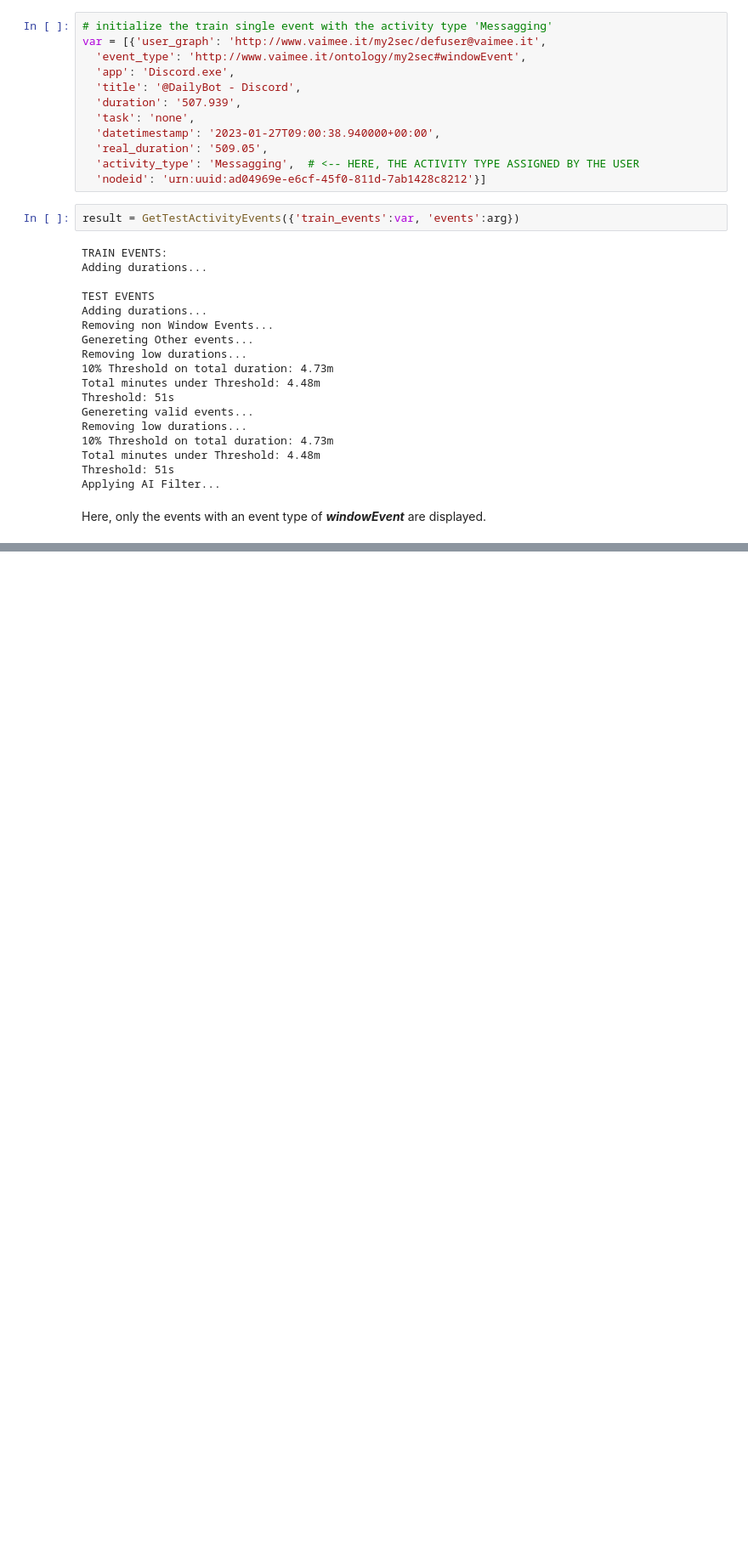
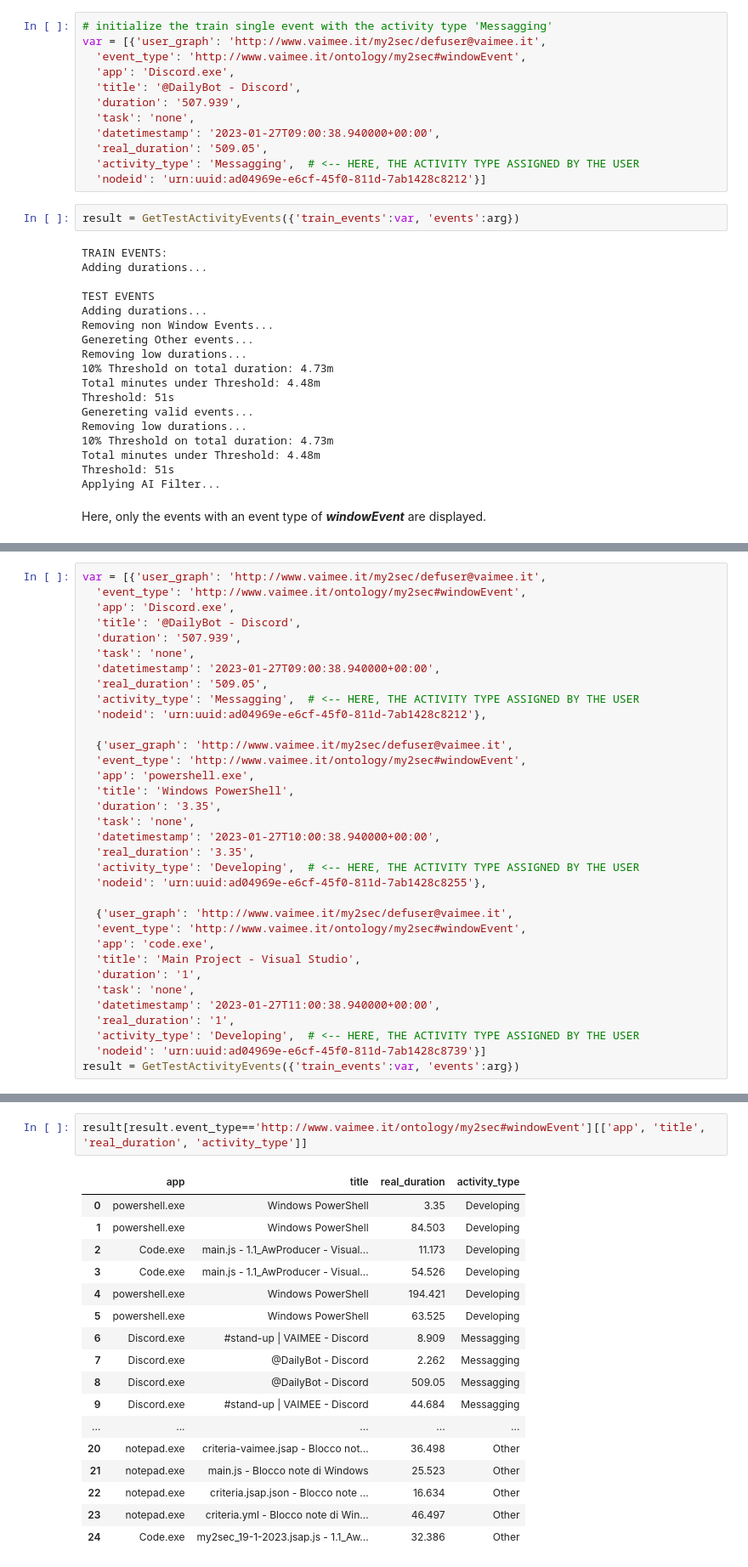
Before and after one commit to vaimee/my2sec, a Jupyter notebook: Guide.ipynb, the cells around one changed output, grey strips where cells are left out. Shown: that part at 85% size. Saved outputs shown, nothing was run; the diff lists cells and outputs as text; blank space fills up the shorter version.

```diff
--- a/Guide.ipynb
+++ b/Guide.ipynb
@@ -111,0 +116,34 @@ result[result.event_type=='http://www.vaimee.it/ontology/my2sec#windowEvent'][['
+# %%
+var = [{'user_graph': 'http://www.vaimee.it/my2sec/defuser@vaimee.it',
+  'event_type': 'http://www.vaimee.it/ontology/my2sec#windowEvent',
+  'app': 'Discord.exe',
+  'title': '@DailyBot - Discord',
+  'duration': '507.939',
+  'task': 'none',
+  'datetimestamp': '2023-01-27T09:00:38.940000+00:00',
+  'real_duration': '509.05',
+  'activity_type': 'Messagging',  # <-- HERE, THE ACTIVITY TYPE ASSIGNED BY THE USER
+  'nodeid': 'urn:uuid:ad04969e-e6cf-45f0-811d-7ab1428c8212'},
+
+  {'user_graph': 'http://www.vaimee.it/my2sec/defuser@vaimee.it',
+  'event_type': 'http://www.vaimee.it/ontology/my2sec#windowEvent',
+  'app': 'powershell.exe',
+  'title': 'Windows PowerShell',
+  'duration': '3.35',
+  'task': 'none',
+  'datetimestamp': '2023-01-27T10:00:38.940000+00:00',
+  'real_duration': '3.35',
+  'activity_type': 'Developing',  # <-- HERE, THE ACTIVITY TYPE ASSIGNED BY THE USER
+  'nodeid': 'urn:uuid:ad04969e-e6cf-45f0-811d-7ab1428c8255'},
+
+  {'user_graph': 'http://www.vaimee.it/my2sec/defuser@vaimee.it',
+  'event_type': 'http://www.vaimee.it/ontology/my2sec#windowEvent',
+  'app': 'code.exe',
+  'title': 'Main Project - Visual Studio',
+  'duration': '1',
+  'task': 'none',
+  'datetimestamp': '2023-01-27T11:00:38.940000+00:00',
+  'real_duration': '1',
+  'activity_type': 'Developing',  # <-- HERE, THE ACTIVITY TYPE ASSIGNED BY THE USER
+  'nodeid': 'urn:uuid:ad04969e-e6cf-45f0-811d-7ab1428c8739'}]
+result = GetTestActivityEvents({'train_events':var, 'events':arg})
@@ -111,0 +168,20 @@ result[result.event_type=='http://www.vaimee.it/ontology/my2sec#windowEvent'][['
+# %%
+result[result.event_type=='http://www.vaimee.it/ontology/my2sec#windowEvent'][['app', 'title', 'real_duration', 'activity_type']]
+# %% [output]
+|  | app | title | real_duration | activity_type |
+| 0 | powershell.exe | Windows PowerShell | 3.35 | Developing |
+| 1 | powershell.exe | Windows PowerShell | 84.503 | Developing |
+| 2 | Code.exe | main.js - 1.1_AwProducer - Visual... | 11.173 | Developing |
+| 3 | Code.exe | main.js - 1.1_AwProducer - Visual... | 54.526 | Developing |
+| 4 | powershell.exe | Windows PowerShell | 194.421 | Developing |
+| 5 | powershell.exe | Windows PowerShell | 63.525 | Developing |
+| 6 | Discord.exe | #stand-up | VAIMEE - Discord | 8.909 | Messagging |
+| 7 | Discord.exe | @DailyBot - Discord | 2.262 | Messagging |
+| 8 | Discord.exe | @DailyBot - Discord | 509.05 | Messagging |
+| 9 | Discord.exe | #stand-up | VAIMEE - Discord | 44.684 | Messagging |
+| ... | ... | ... | ... | ... |
+| 20 | notepad.exe | criteria-vaimee.jsap - Blocco not... | 36.498 | Other |
+| 21 | notepad.exe | main.js - Blocco note di Windows | 25.523 | Other |
+| 22 | notepad.exe | criteria.jsap.json - Blocco note ... | 16.634 | Other |
+| 23 | notepad.exe | criteria.yml - Blocco note di Win... | 46.497 | Other |
+| 24 | Code.exe | my2sec_19-1-2023.jsap.js - 1.1_Aw... | 32.386 | Other |
```
Also changed, not shown: parts of 6 cells of this notebook, 1 other file.
